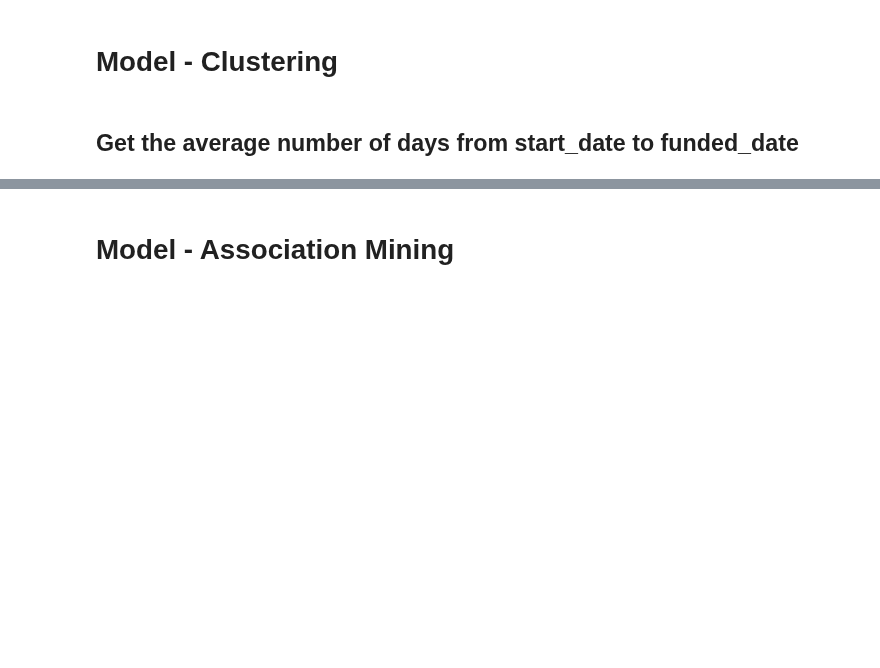
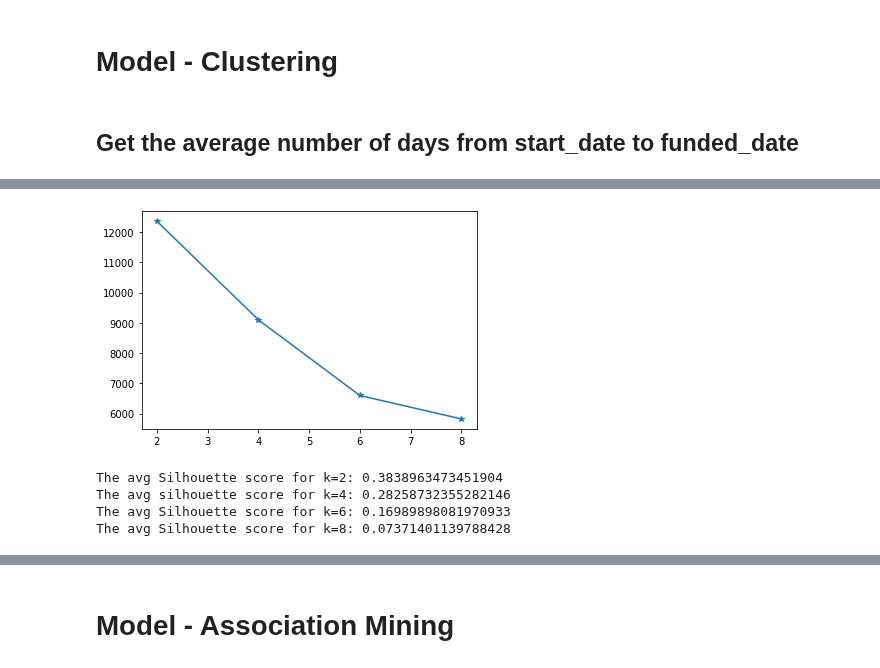
Before and after one commit to TheConMiz/ifn711_leap_in, a Jupyter notebook: LeapIn_Budget_Utilisation.ipynb, the cells around one changed output, grey strips where cells are left out. Cells and saved outputs as stored; diff of their text form; code cells hidden in the pictures; blank space fills up the shorter version.

Commit message:
Documentation - Association Mining, Clustering

```diff
--- a/LeapIn_Budget_Utilisation.ipynb
+++ b/LeapIn_Budget_Utilisation.ipynb
@@ -386,0 +966,9 @@ final_df1.info()
+# %%
+# ! THIS STEP IS REPETITIVE. TRY TO REMOVE IT.
+
+final_df1['u_gender'].unique()
+#Mapping
+u_gender_map = {"Male":1, "Female": 2, "Other": 3, "Unknown":4 }
+final_df1['u_gender'] = final_df1['u_gender'].map(u_gender_map)
+#final_df1.info()
+final_df1['u_gender'].value_counts()
@@ -386,0 +981,9 @@ final_df1.info()
+# %%
+# ! THIS STEP IS REPETITIVE. TRY TO REMOVE IT.
+
+final_df1['u_disabilities'].unique()
+#Mapping
+u_disabilities_map = {"others":1, "Intellectual": 2 }
+final_df1['u_disabilities'] = final_df1['u_disabilities'].map(u_disabilities_map)
+#final_df1.info()
+final_df1['u_disabilities'].value_counts()
@@ -386,0 +1024,25 @@ final_df1.info()
+# %%
+# convert df to matrix
+X = final_df1.to_numpy()
+# scaling
+scaler = StandardScaler()
+X = scaler.fit_transform(X)
+# %%
+#Clustering k-prototypes
+rs= 42
+clusters = []
+cost_vals = []
+
+for k in range(2, 10, 2):
+    # train clustering with the specified K
+    model_clus = KPrototypes(n_clusters=k, random_state=rs, n_jobs=10)
+    model_clus.fit_predict(X, categorical=[1,2,3])
+    # append model to cluster list
+    clusters.append(model_clus)
+    cost_vals.append(model_clus.cost_)
+# %%
+# plot the cost vs K values
+plt.plot(range(2,10,2), cost_vals, marker='*')
+plt.show()
+# %% [output]
+[figure, added]
@@ -386,0 +1053,36 @@ final_df1.info()
+# %%
+#Just for reference.
+model = clusters[0] # cluster[0] holds the K-prtotypes model with K=2
+silScoreNums = silhouette_score(X_num, model.fit_predict(X,categorical=[1,2,3]), metric='euclidean')
+silScoreCats = silhouette_score(X_cat, model.fit_predict(X,categorical=[1,2,3]), metric='hamming')
+silScore = (silScoreNums + silScoreCats) / 2
+print("The avg Silhouette score for k=2: " + str(silScore))
+
+model = clusters[1] # cluster[1] holds the K-prtotypes model with K=4
+
+# Calculate the Silhouette Score for the numeric and categorical variables seperately
+silScoreNums = silhouette_score(X_num, model.fit_predict(X,categorical=[1,2,3]), metric='euclidean')
+#print("Silscore for numeric variables: " + str(silScoreNums))
+silScoreCats = silhouette_score(X_cat, model.fit_predict(X,categorical=[1,2,3]), metric='hamming') # note the metric here defined to `hamming`
+#print("Silscore for categorical variables: " + str(silScoreCats))
+
+# Average the silhouette scores
+silScore = (silScoreNums + silScoreCats) / 2
+print("The avg silhouette score for k=4: " + str(silScore))
+
+model = clusters[2]
+silScoreNums = silhouette_score(X_num, model.fit_predict(X,categorical=[1,2,3]), metric='euclidean')
+silScoreCats = silhouette_score(X_cat, model.fit_predict(X,categorical=[1,2,3]), metric='hamming')
+silScore = (silScoreNums + silScoreCats) / 2
+print("The avg Silhouette score for k=6: " + str(silScore))
+
+model = clusters[3]
+silScoreNums = silhouette_score(X_num, model.fit_predict(X,categorical=[1,2,3]), metric='euclidean')
+silScoreCats = silhouette_score(X_cat, model.fit_predict(X,categorical=[1,2,3]), metric='hamming')
+silScore = (silScoreNums + silScoreCats) / 2
+print("The avg Silhouette score for k=8: " + str(silScore))
+# %% [output]
+The avg Silhouette score for k=2: 0.3838963473451904
+The avg silhouette score for k=4: 0.28258732355282146
+The avg Silhouette score for k=6: 0.16989898081970933
+The avg Silhouette score for k=8: 0.07371401139788428
```
Also changed, not shown: parts of 46 cells of this notebook, 1 other file.
